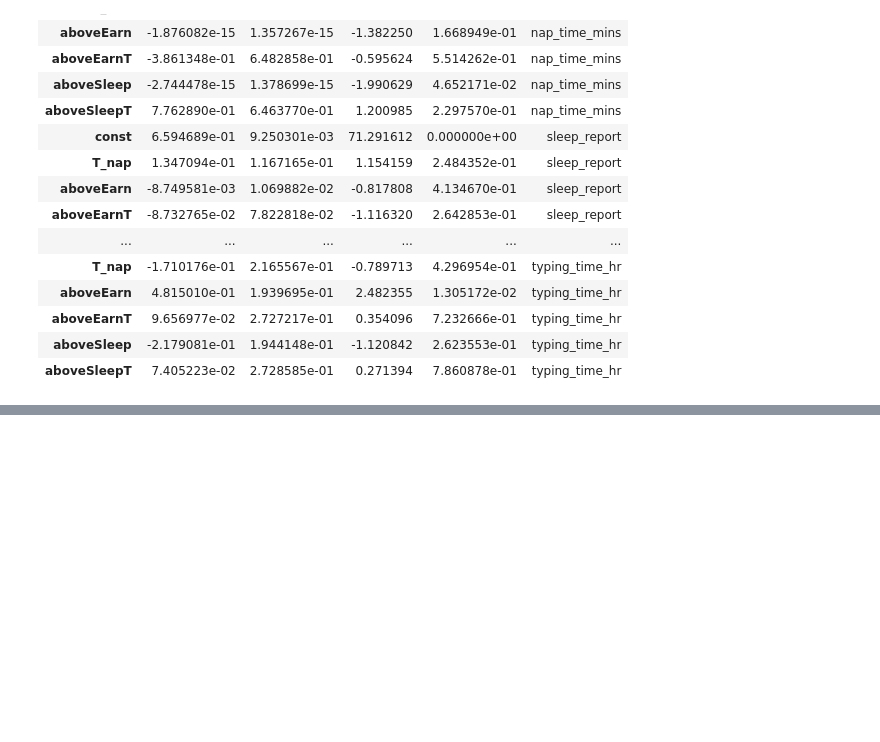
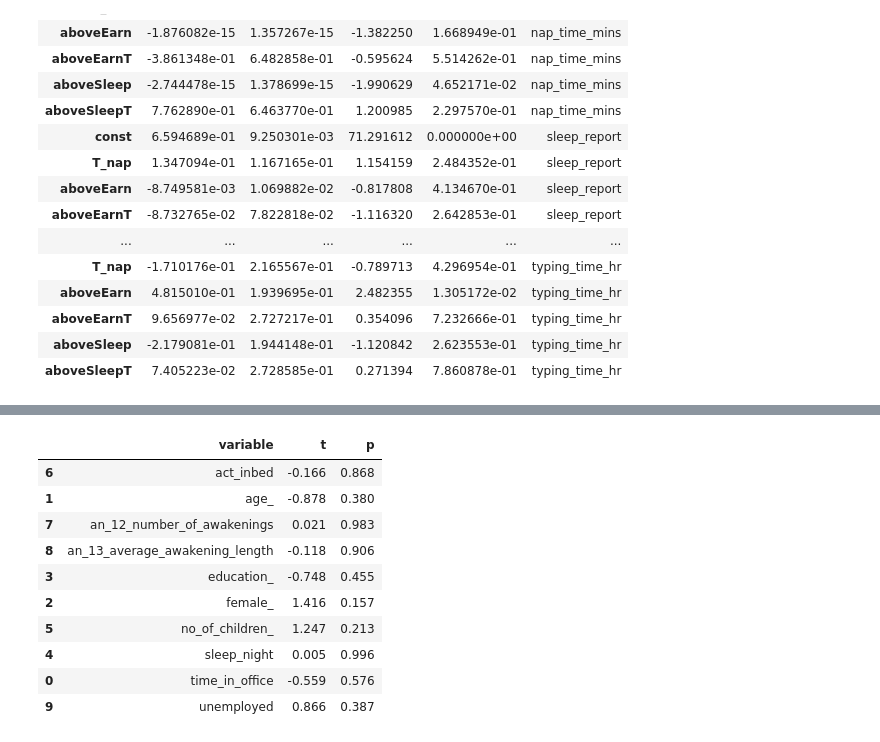
Before and after one commit to ArturoSbr/EmtrAp-hw01, a Jupyter notebook: cod/main.ipynb, the cells around one changed output, grey strips where cells are left out. Drawn from its saved outputs; the diff is of its cells as text; code cells hidden in the pictures; blank space fills up the shorter version.

```diff
--- a/cod/main.ipynb
+++ b/cod/main.ipynb
@@ -354,0 +394,23 @@ pd.concat(d, axis=0)
+# %%
+# Probar si diferencia es significativa Baseline VS Endline
+d = []
+for x in X:
+    a, b = d2[x], d2.loc[d2['drop_indicator'].eq(0), x]
+    test = stats.ttest_ind(a=a, b=b, equal_var=False, nan_policy='omit')
+    d.append([x] + list(test))
+
+# Resultados a tabla
+t = pd.DataFrame(data=d, columns=['variable','t','p'])
+t.sort_values('variable').round(3)
+# %% [output]
+|  | variable | t | p |
+| 6 | act_inbed | -0.166 | 0.868 |
+| 1 | age_ | -0.878 | 0.380 |
+| 7 | an_12_number_of_awakenings | 0.021 | 0.983 |
+| 8 | an_13_average_awakening_length | -0.118 | 0.906 |
+| 3 | education_ | -0.748 | 0.455 |
+| 2 | female_ | 1.416 | 0.157 |
+| 5 | no_of_children_ | 1.247 | 0.213 |
+| 4 | sleep_night | 0.005 | 0.996 |
+| 0 | time_in_office | -0.559 | 0.576 |
+| 9 | unemployed | 0.866 | 0.387 |
```
Also changed, not shown: parts of 7 cells of this notebook.
